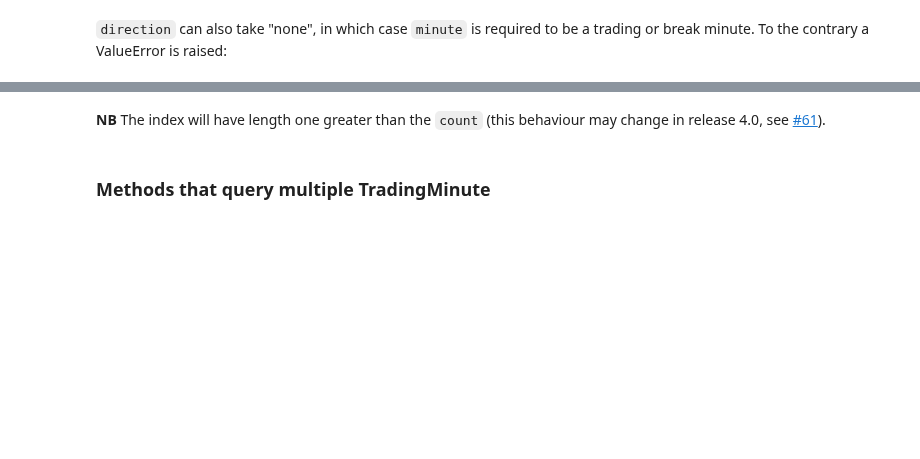
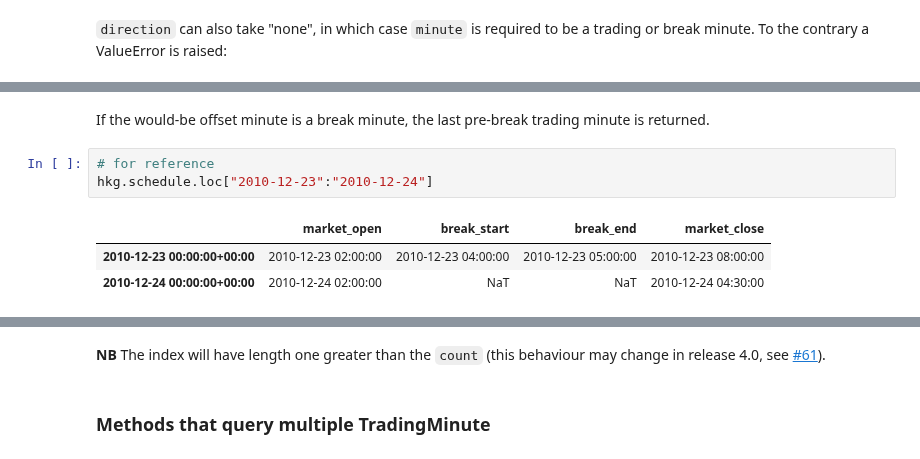
Before and after one commit to gerrymanoim/exchange_calendars, a Jupyter notebook: docs/tutorials/calendar_methods.ipynb, the cells around one changed output, grey strips where cells are left out. Saved outputs shown, nothing was run; the diff lists cells and outputs as text; blank space fills up the shorter version.

```diff
--- a/docs/tutorials/calendar_methods.ipynb
+++ b/docs/tutorials/calendar_methods.ipynb
@@ -366,0 +512,9 @@ DatetimeIndex(['2021-01-04 07:46:00+00:00', '2021-01-04 07:47:00+00:00',
+# %% [markdown]
+If the would-be offset minute is a break minute, the last pre-break trading minute is returned.
+# %%
+# for reference
+hkg.schedule.loc["2010-12-23":"2010-12-24"]
+# %% [output]
+|  | market_open | break_start | break_end | market_close |
+| 2010-12-23 00:00:00+00:00 | 2010-12-23 02:00:00 | 2010-12-23 04:00:00 | 2010-12-23 05:00:00 | 2010-12-23 08:00:00 |
+| 2010-12-24 00:00:00+00:00 | 2010-12-24 02:00:00 | NaT | NaT | 2010-12-24 04:30:00 |
```
Also changed, not shown: parts of 166 cells of this notebook, 4 other files.
